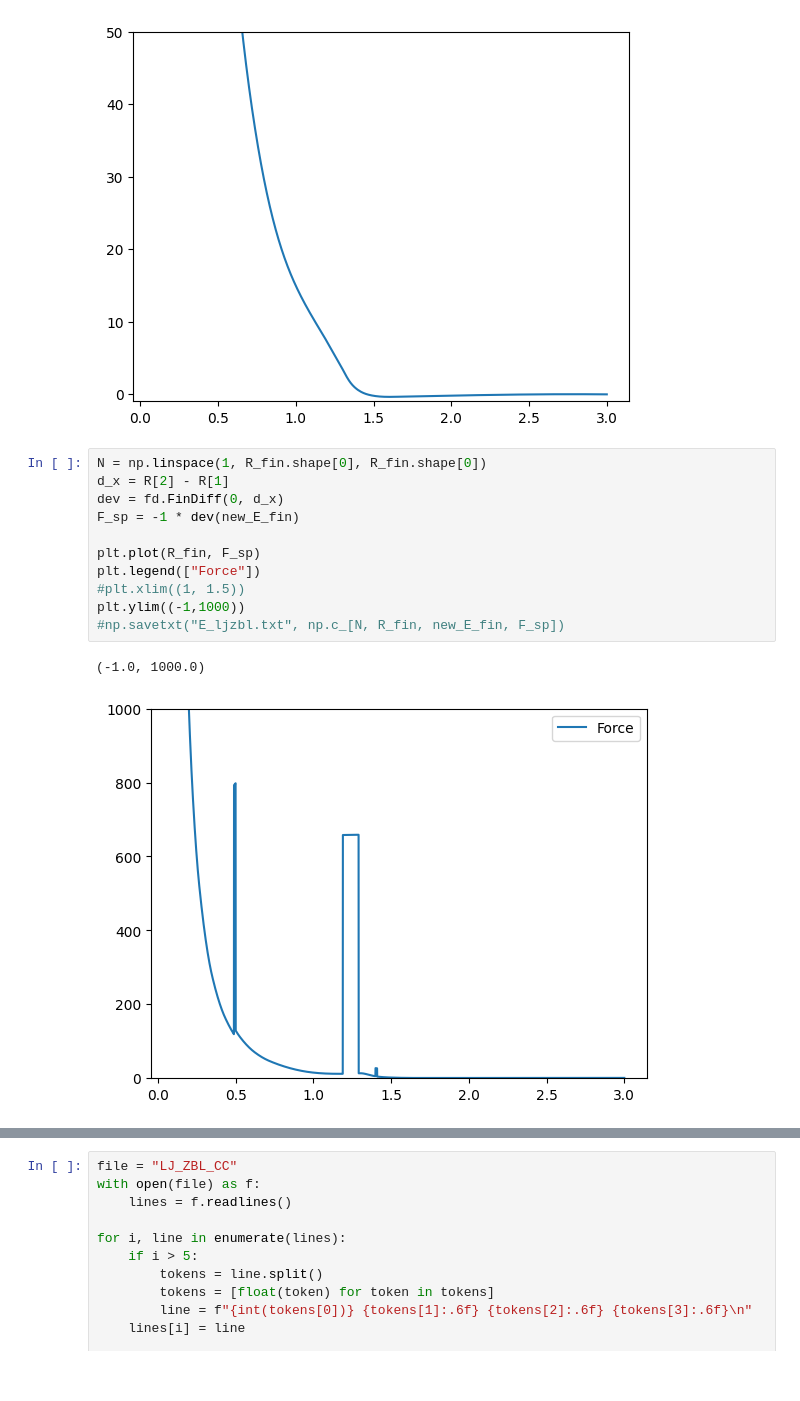
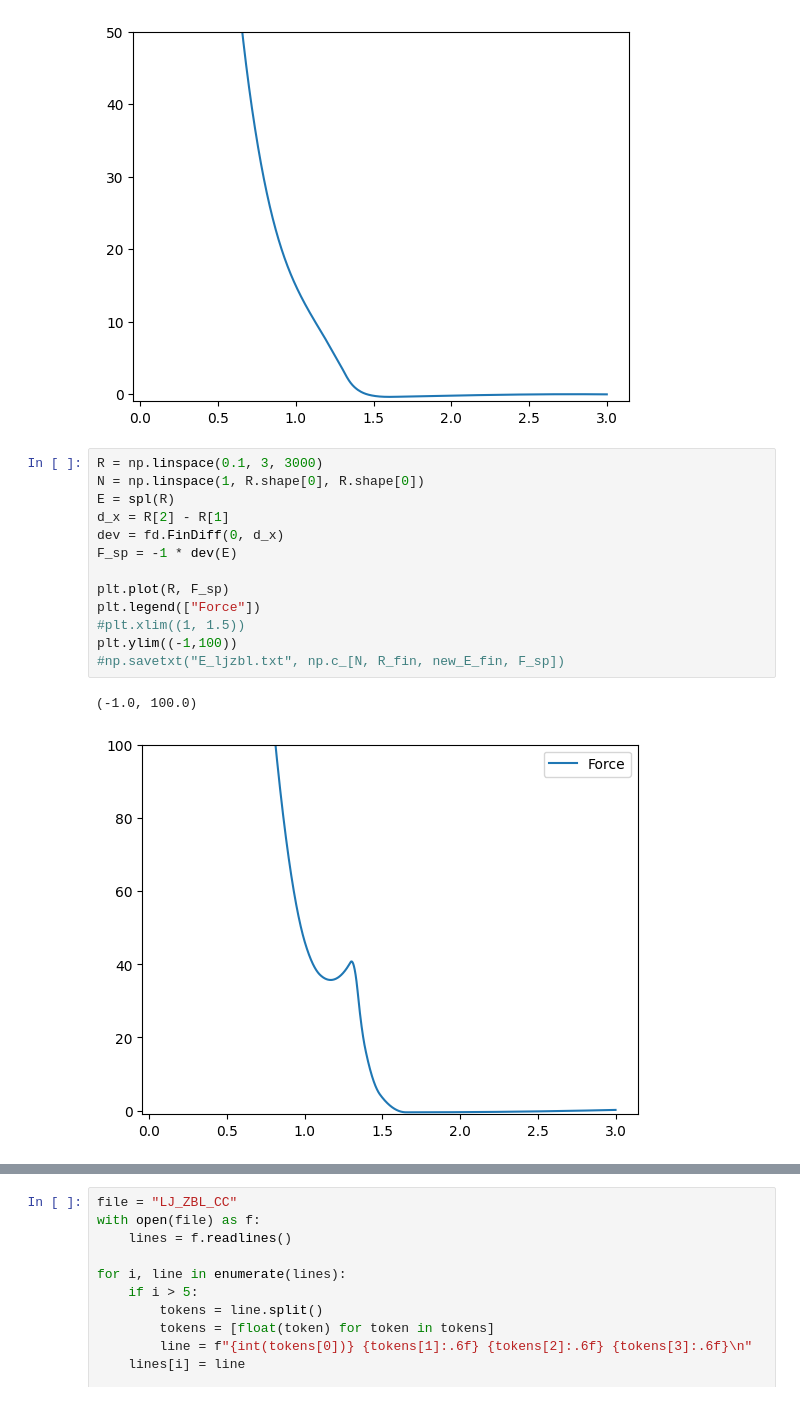
Before and after one commit to denisstrizhkin/C60-Si-fall-sim, a Jupyter notebook: potentials/lj_zbl.ipynb, the cells around one changed output, grey strips where cells are left out. Cells and saved outputs as stored; diff of their text form.

```diff
--- a/potentials/lj_zbl.ipynb
+++ b/potentials/lj_zbl.ipynb
@@ -174,16 +174,18 @@ plt.ylim((-1, 50))
 (-1.0, 50.0)
 [figure]
 # %%
-N = np.linspace(1, R_fin.shape[0], R_fin.shape[0])
+R = np.linspace(0.1, 3, 3000)
+N = np.linspace(1, R.shape[0], R.shape[0])
+E = spl(R)
 d_x = R[2] - R[1]
 dev = fd.FinDiff(0, d_x)
-F_sp = -1 * dev(new_E_fin)
+F_sp = -1 * dev(E)
 
-plt.plot(R_fin, F_sp)
+plt.plot(R, F_sp)
 plt.legend(["Force"])
 #plt.xlim((1, 1.5))
-plt.ylim((-1,1000))
+plt.ylim((-1,100))
 #np.savetxt("E_ljzbl.txt", np.c_[N, R_fin, new_E_fin, F_sp])
 # %% [output]
-(-1.0, 1000.0)
+(-1.0, 100.0)
-[figure, old version]
+[figure, new version]
```
Also changed, not shown: parts of 5 cells of this notebook.
